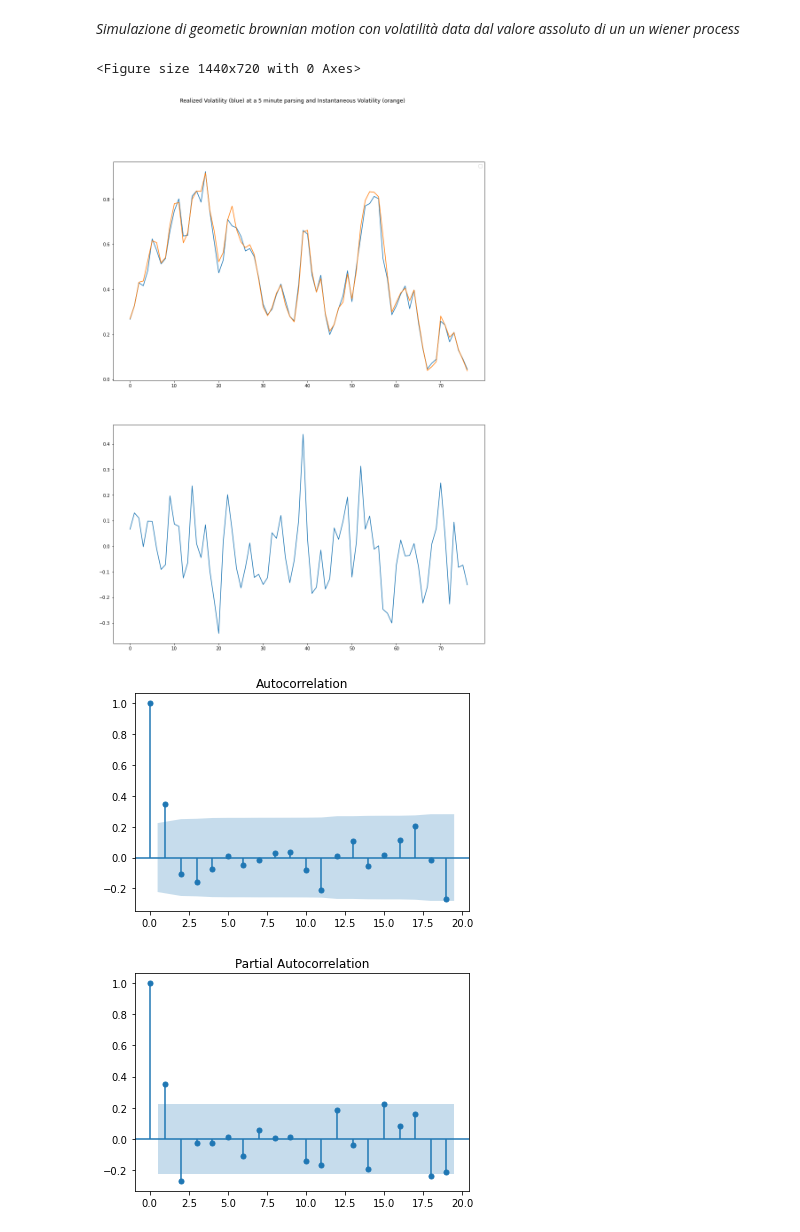
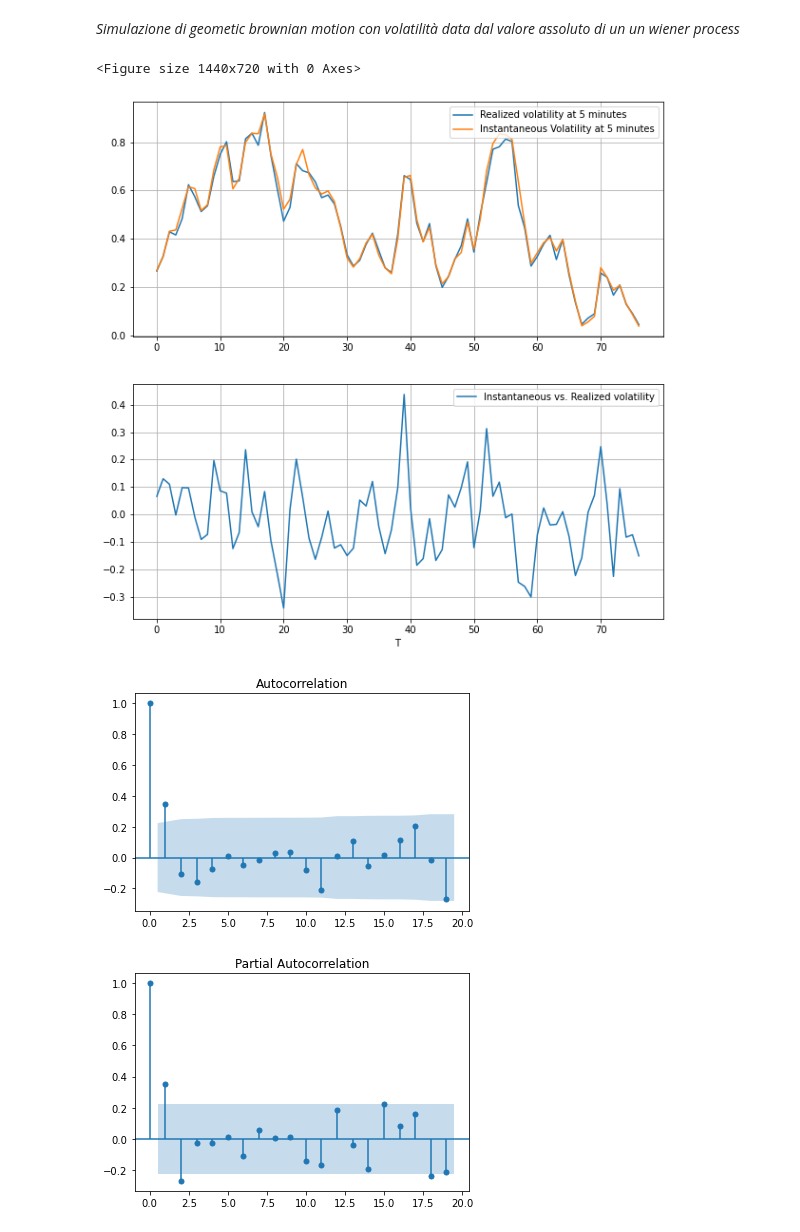
Before and after one commit to macrandrea/RoughVolArtOrArtefact, a Jupyter notebook: ModulusWiener_GIT.ipynb, the cells around one changed output. Drawn from its saved outputs; the diff is of its cells as text; code cells hidden in the pictures.

```diff
--- a/ModulusWiener_GIT.ipynb
+++ b/ModulusWiener_GIT.ipynb
@@ -16,7 +16,7 @@ r2=em.calcolaRendimenti(s[0],len(s[0]))
 f=em.realVol(r2,1,23400)
 diff=np.zeros(len(f))
 for i in range(len(f)):
-    diff[i]=(s[1][i]-f[i])
+    diff[i]=(np.log(s[1][i])-np.log(f[i]))
 # %%
 #78realized volatilities
 s=em.gbm_mod(100,1,23400)
@@ -28,21 +28,26 @@ for (i,j) in zip(range(0,len(s[0]),300),range(len(rv))):
 # %%
 #78 realized volatilities
 xx=[x for x in range(len(rv))]
 z=s[1].reshape(-1,300).mean(axis=1)
 
 plt.figure(figsize=(20, 10))
-fig, axs = plt.subplots(2,figsize=(15,20))
-fig.suptitle('Realized Volatility (blue) at a 5 minute parsing and Instantaneous Volatility (orange)')
+fig, axs = plt.subplots(2,figsize=(10,10))
+#fig.suptitle('Realized Volatility (blue) at a 5 minute parsing and Instantaneous Volatility (orange)')
 #fig.inftitle("Differences: RV-sigma")
-axs[0].legend("fff")
-axs[0].plot(xx, rv,xx, z[1:])
-axs[1].plot(d,label="differences")
+
+axs[0].plot(xx, rv,label="Realized volatility at 5 minutes")
+axs[0].plot(xx, z[1:],label="Instantaneous Volatility at 5 minutes")
+axs[0].legend(loc="upper right"); plt.xlabel("T")#z,s[1][:-1]
+axs[0].grid(True)
+axs[1].plot(d,label="Instantaneous vs. Realized volatility")
+axs[1].legend(loc="upper right"); plt.xlabel("T")#z,s[1][:-1]
+axs[1].grid(True)
 plt.show()
 plot_pacf(d)
 plot_acf(d)
 # %% [output]
 <Figure size 1440x720 with 0 Axes>
-[figure, old version]
+[figure, new version]
 [figure]
 [figure]
 [figure]
```
Also changed, not shown: parts of 5 cells of this notebook, 7 other files.
